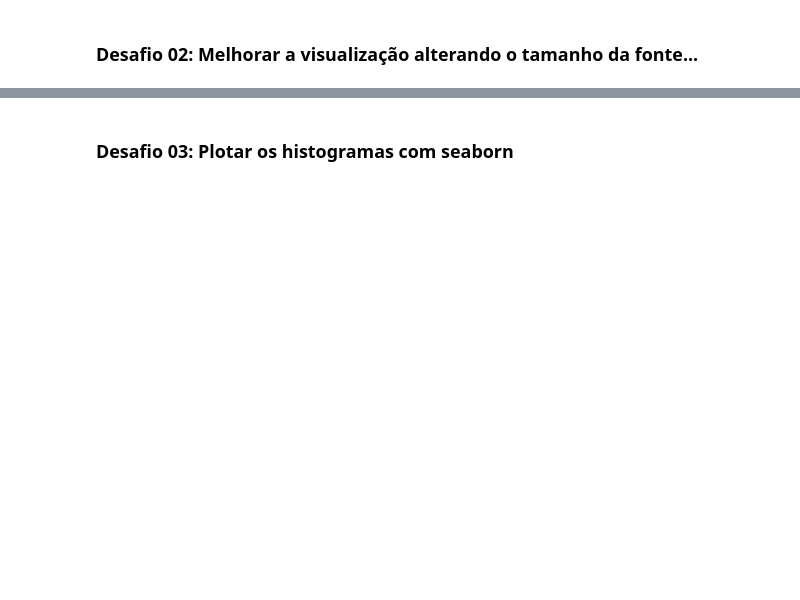
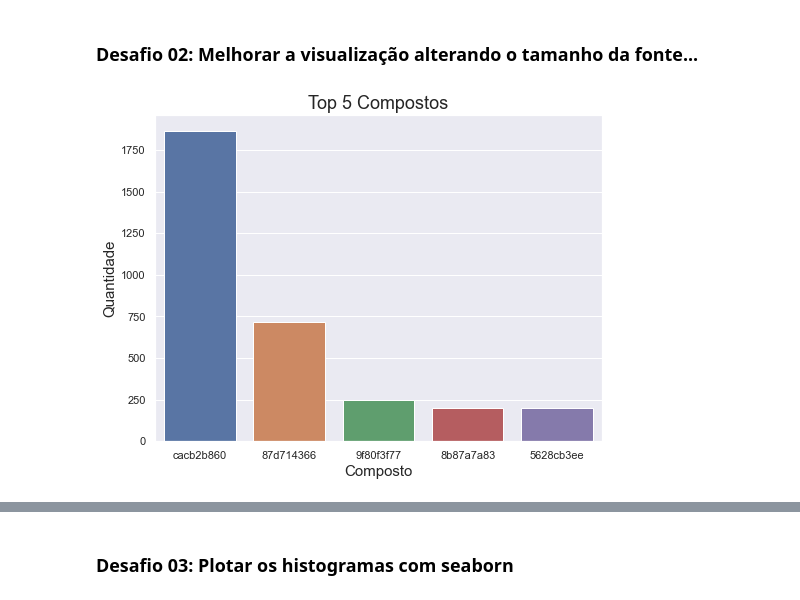
Before and after one commit to iplusl/Imersao_Dados, a Jupyter notebook: Imersao_Dados.ipynb, the cells around one changed output, grey strips where cells are left out. Cells and saved outputs as stored; diff of their text form; code cells hidden in the pictures; blank space fills up the shorter version.

```diff
--- a/Imersao_Dados.ipynb
+++ b/Imersao_Dados.ipynb
@@ -142,2 +387,14 @@ sns.boxplot(y = 'g0', x = 'tratamento', data = dados)
 # %% [markdown]
 ### Desafio 02: Melhorar a visualização alterando o tamanho da fonte...
+# %%
+plt.figure(figsize=(8,6))
+ordem = dados['composto'].value_counts().index[0:5]
+ax = sns.countplot(x = 'composto',
+                   data=dados.query('composto in @cod_compostos'),
+                   order = ordem)
+ax.set_title('Top 5 Compostos', fontsize=18)
+ax.set_xlabel('Composto', fontsize=15)
+ax.set_ylabel('Quantidade', fontsize=15)
+plt.show()
+# %% [output]
+[figure, added]
```
Also changed, not shown: parts of 57 cells of this notebook.
